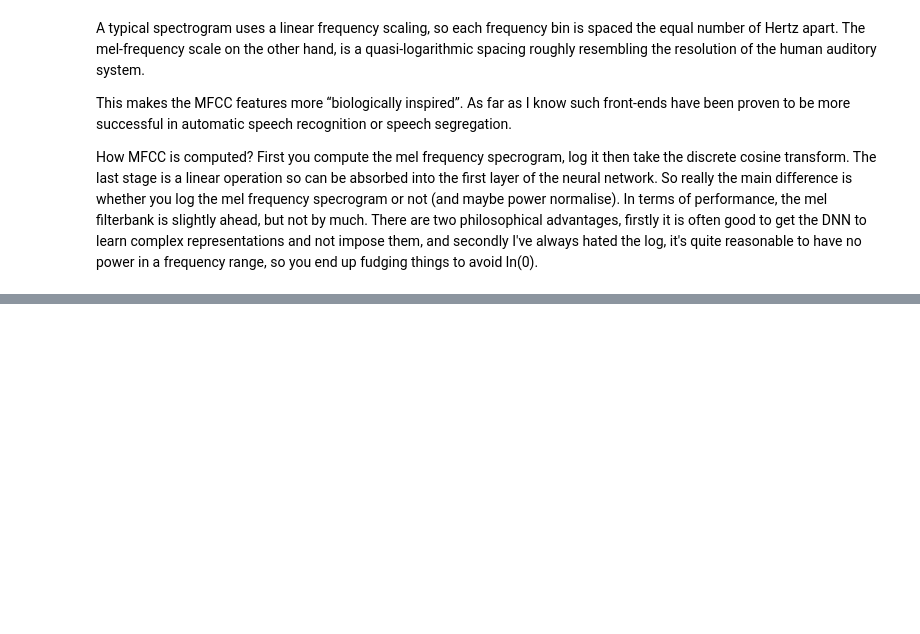
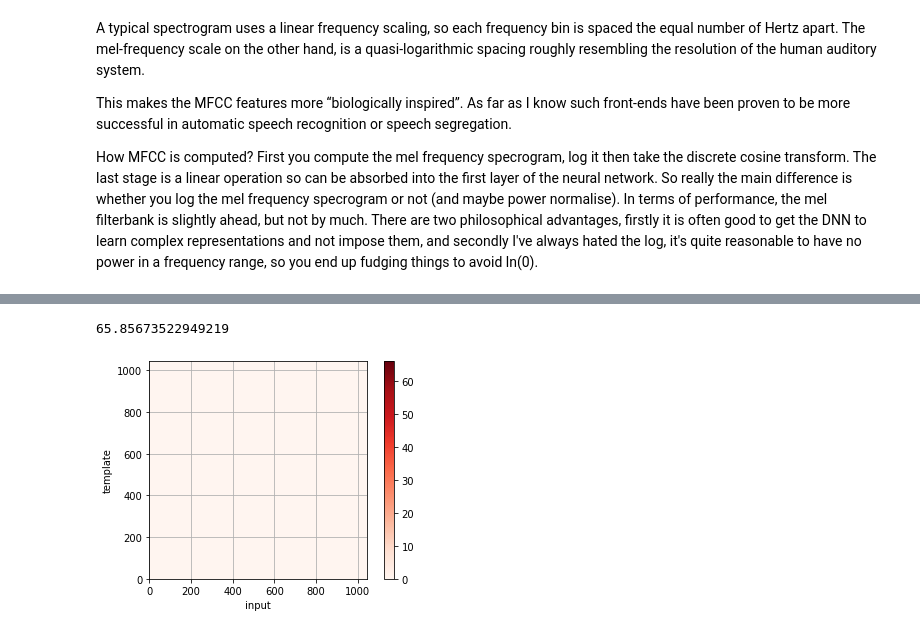
Before and after one commit to xrick/DTW-Tutorial, a Jupyter notebook: KWS/examples/dtw_sample03.ipynb, the cells around one changed output, grey strips where cells are left out. Drawn from its saved outputs; the diff is of its cells as text; code cells hidden in the pictures; blank space fills up the shorter version.

```diff
--- a/KWS/examples/dtw_sample03.ipynb
+++ b/KWS/examples/dtw_sample03.ipynb
@@ -123,0 +118,8 @@ accumulated_cost
+# %%
+accumulated_cost = np.zeros((n,m))
+accumulated_cost[0,0] = cost[0,0]
+print(accumulated_cost[0,0])
+cost_plot(accumulated_cost)
+# %% [output]
+65.85673522949219
+[figure, added]
```
Also changed, not shown: parts of 9 cells of this notebook.
